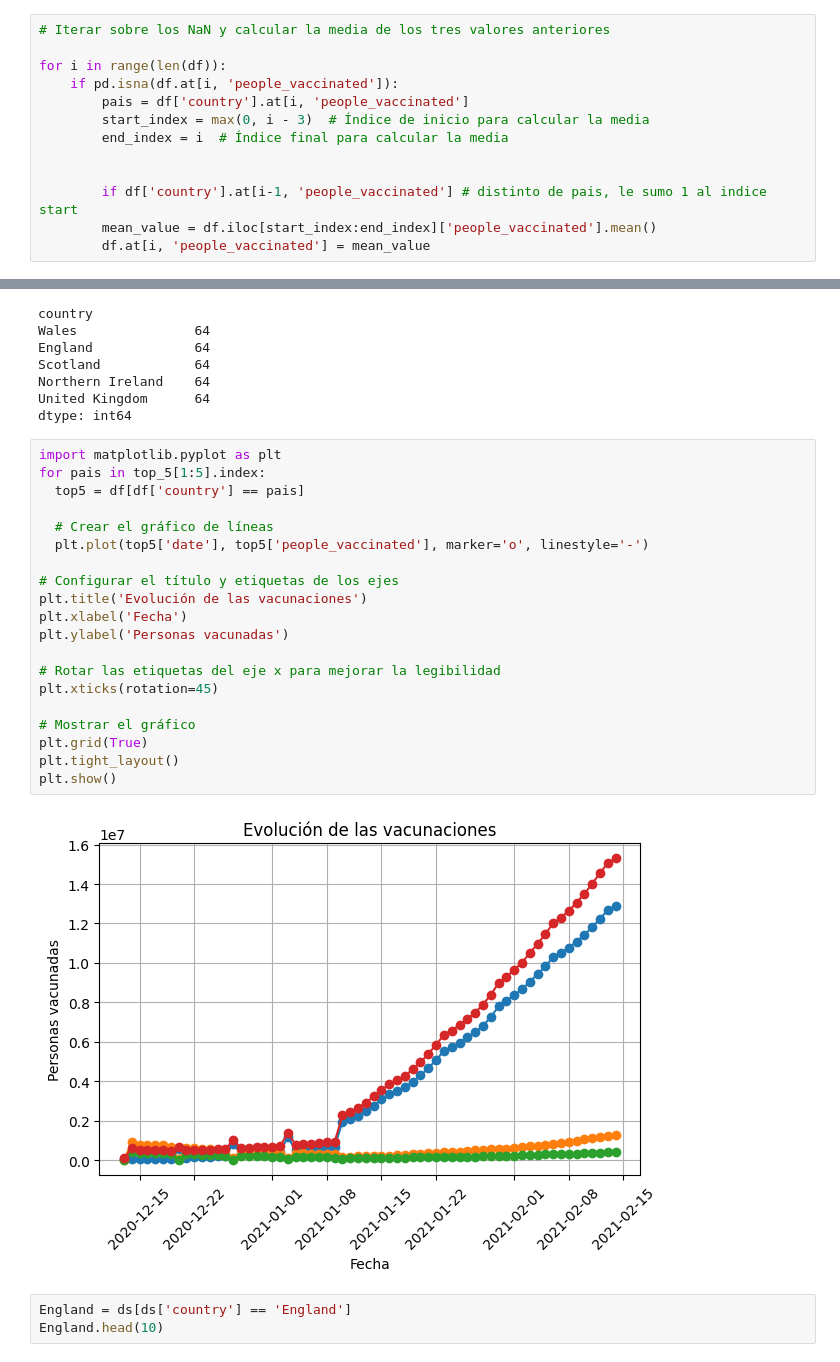
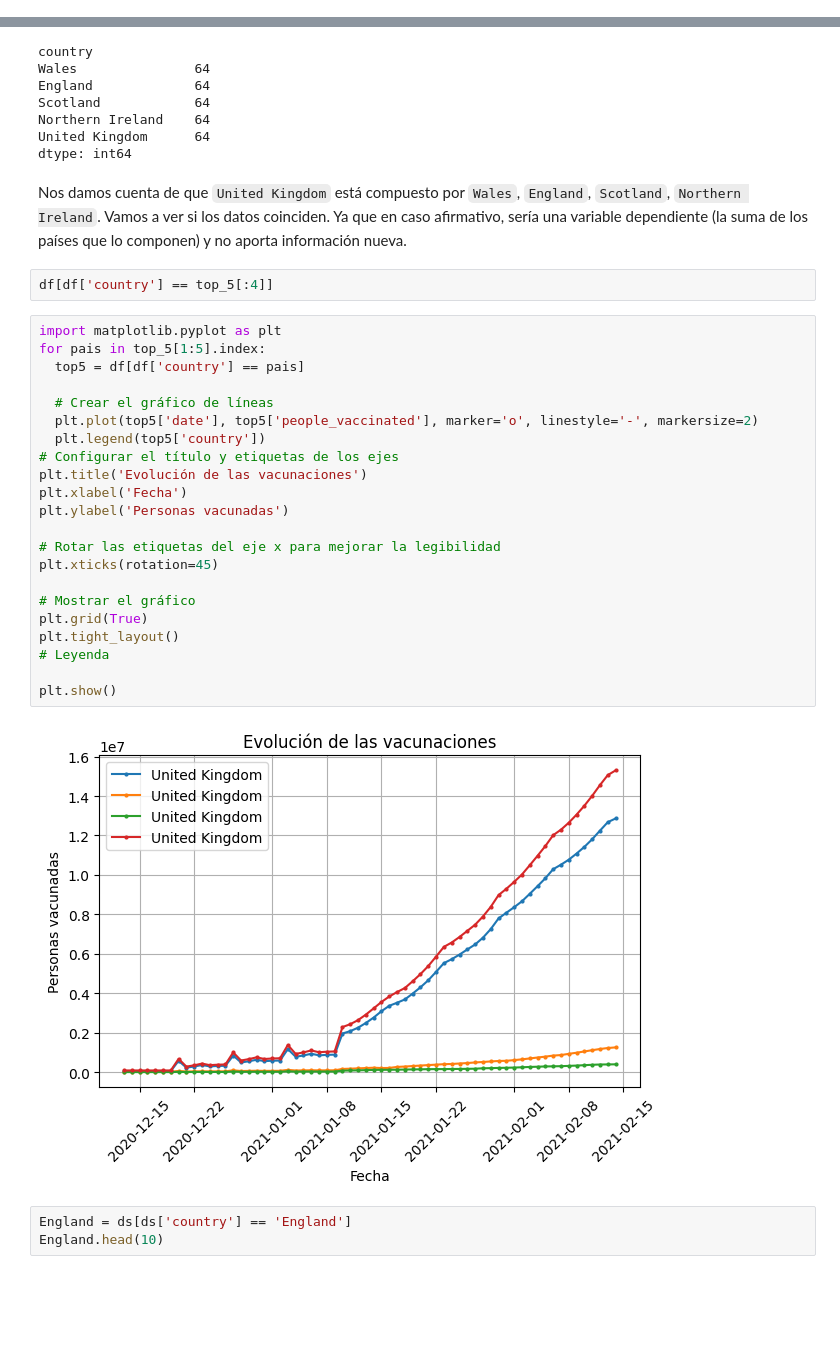
Before and after one commit to CeliaDiazSanchez/Data-Mining, a Jupyter notebook: LAB01_Ana.ipynb, the cells around one changed output, grey strips where cells are left out. Cells and saved outputs as stored; diff of their text form; blank space fills up the shorter version.

```diff
--- a/LAB01_Ana.ipynb
+++ b/LAB01_Ana.ipynb
@@ -117,19 +117,6 @@ cantidad_nan = df['people_vaccinated'].isna().sum()  # Reemplaza 'nombre_de_colu
 cantidad_nan
 # %% [output]
 1
-# %%
-# Iterar sobre los NaN y calcular la media de los tres valores anteriores
-
-for i in range(len(df)):
-    if pd.isna(df.at[i, 'people_vaccinated']):
-        pais = df['country'].at[i, 'people_vaccinated']
-        start_index = max(0, i - 3)  # Índice de inicio para calcular la media
-        end_index = i  # Índice final para calcular la media
-
-
-        if df['country'].at[i-1, 'people_vaccinated'] # distinto de pais, le sumo 1 al indice start
-        mean_value = df.iloc[start_index:end_index]['people_vaccinated'].mean()
-        df.at[i, 'people_vaccinated'] = mean_value
 # %%
 df.head(30)
 # %% [output]
@@ -191,28 +178,34 @@ Scotland            64
 Northern Ireland    64
 United Kingdom      64
 dtype: int64
+# %% [markdown]
+Nos damos cuenta de que `United Kingdom` está compuesto por `Wales`, `England`, `Scotland`, `Northern Ireland`. Vamos a ver si los datos coinciden. Ya que en caso afirmativo, sería una variable dependiente (la suma de los países que lo componen) y no aporta información nueva.
+# %%
+df[df['country'] == top_5[:4]]
 # %%
 import matplotlib.pyplot as plt
 for pais in top_5[1:5].index:
   top5 = df[df['country'] == pais]
 
   # Crear el gráfico de líneas
-  plt.plot(top5['date'], top5['people_vaccinated'], marker='o', linestyle='-')
-
+  plt.plot(top5['date'], top5['people_vaccinated'], marker='o', linestyle='-', markersize=2)
+  plt.legend(top5['country'])
 # Configurar el título y etiquetas de los ejes
 plt.title('Evolución de las vacunaciones')
 plt.xlabel('Fecha')
 plt.ylabel('Personas vacunadas')
 
 # Rotar las etiquetas del eje x para mejorar la legibilidad
 plt.xticks(rotation=45)
 
 # Mostrar el gráfico
 plt.grid(True)
 plt.tight_layout()
+# Leyenda
+
 plt.show()
 # %% [output]
-[figure, old version]
+[figure, new version]
 # %%
 England = ds[ds['country'] == 'England']
 England.head(10)
```
Also changed, not shown: parts of 3 cells of this notebook.
